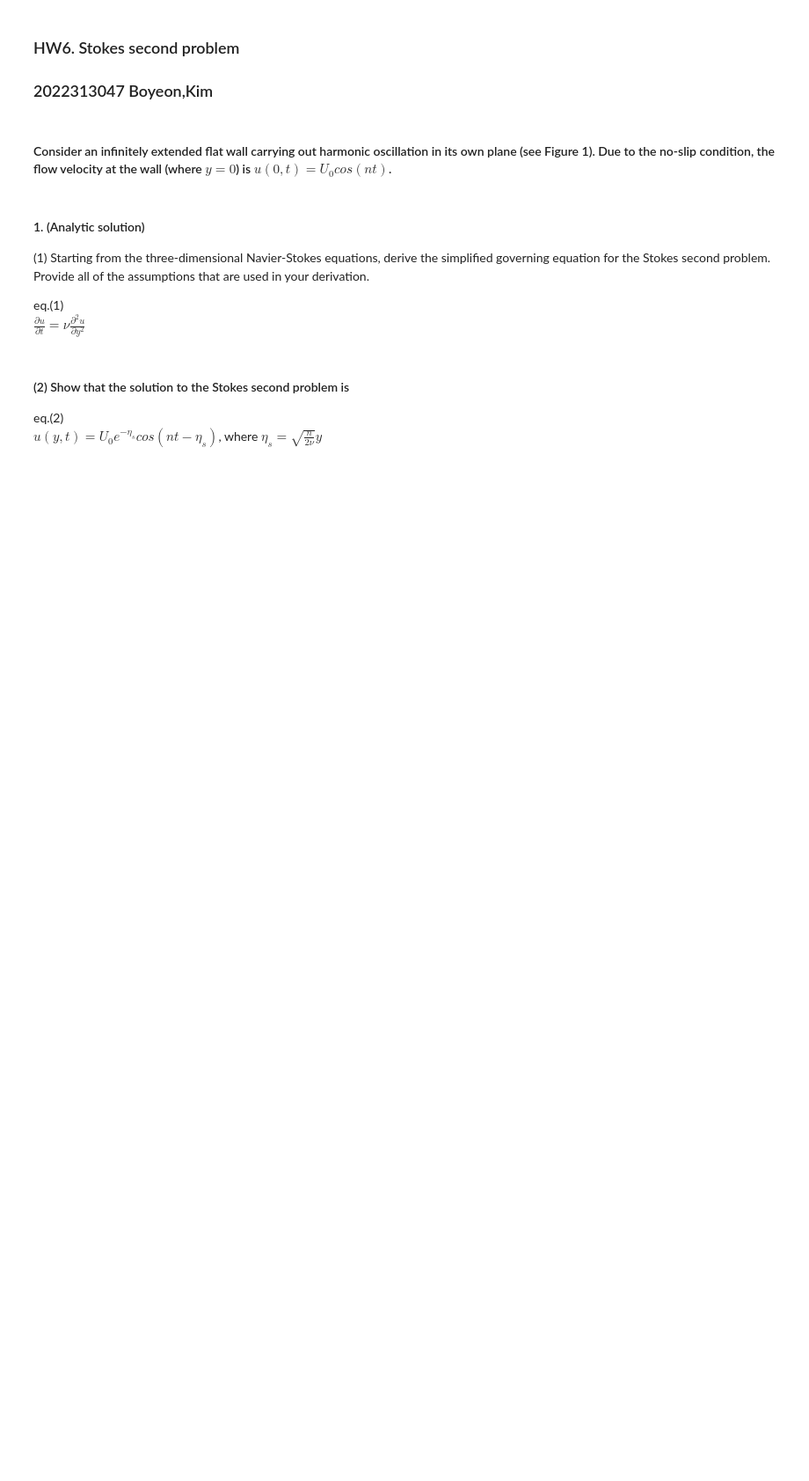
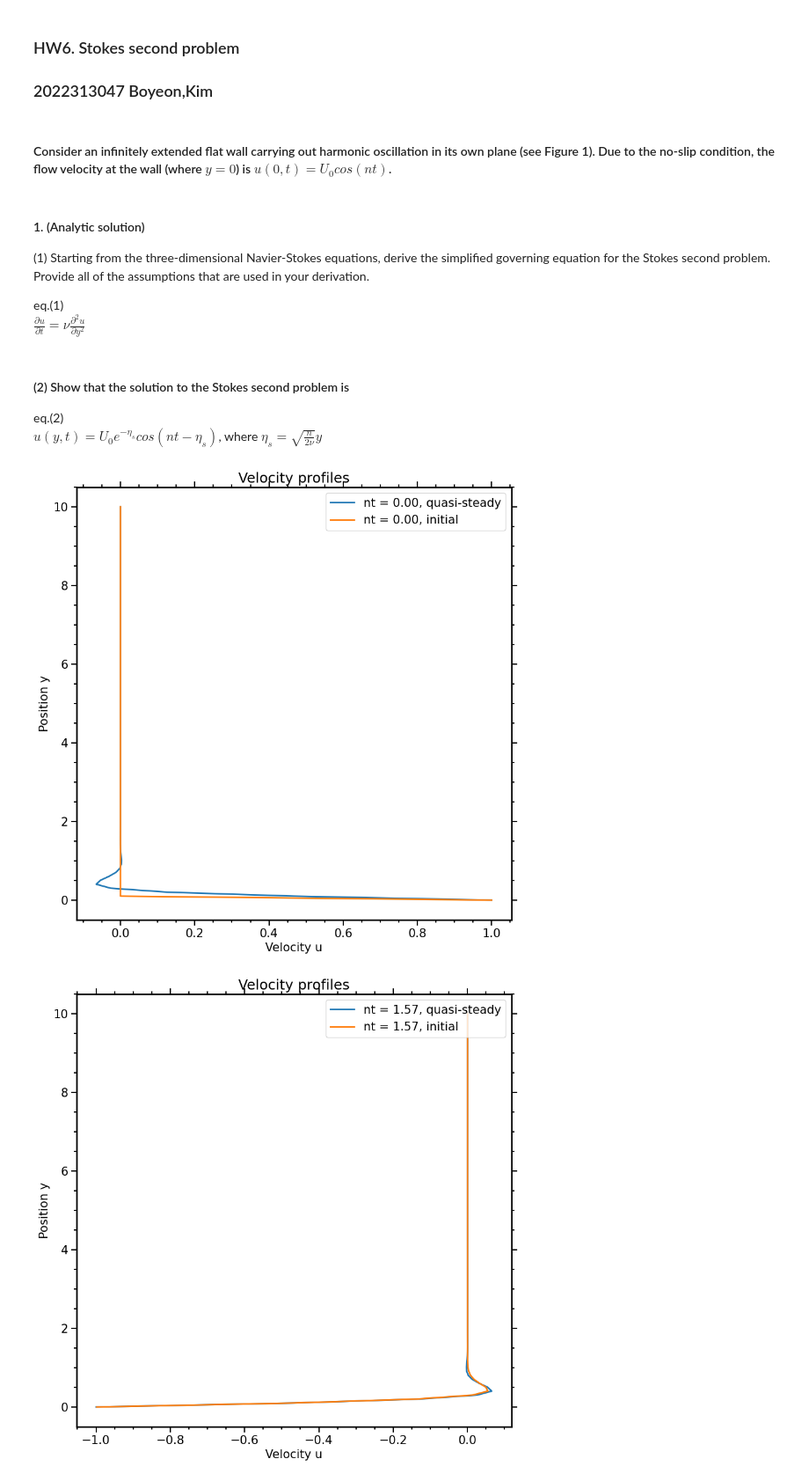
Before and after one commit to boyeon-kim/23-01-CSE5004, a Jupyter notebook: HW6/Python_HW6_boyeonK.ipynb, the cells around one changed output. Shown: that part at 88% size. Cells and saved outputs as stored; diff of their text form; code cells hidden in the pictures; blank space fills up the shorter version.

```diff
--- a/HW6/Python_HW6_boyeonK.ipynb
+++ b/HW6/Python_HW6_boyeonK.ipynb
@@ -7,9 +7,9 @@ import matplotlib.pyplot as plt
 from mpl_toolkits.mplot3d import Axes3D
 # %%
 # Set plot params
-plt.rcParams['figure.figsize'] = [5,5]
+plt.rcParams['figure.figsize'] = [10,10]
 plt.rcParams['font.size'] = 15
-plt.rcParams['font.family'] = 'Times New Roman'
+plt.rcParams['font.family'] = 'calibri'
 plt.rcParams['axes.linewidth'] = 2
 plt.rcParams['lines.linewidth'] = 2
 plt.rcParams['xtick.direction'] = 'out'
@@ -39,3 +39,47 @@ $\frac{\partial u}{\partial t} = \nu \frac{\partial^2 u}{\partial y^2}$
 
 eq.(2)
 $u(y, t) = U_0 e^{-{\eta}_s} cos(nt - \eta_s)$, where  $\eta_s = \sqrt{\frac{n}{2\nu}} y$
+# %%
+import numpy as np
+import matplotlib.pyplot as plt
+
+# Given parameters
+nu = 1
+n = 2
+U0 = 1
+L = 10
+T = 10*np.pi
+nt_values = np.array([0, np.pi/2, np.pi, 3*np.pi/2, 2*np.pi])
+
+# Discretization parameters
+N = 100  # number of spatial points
+M = 2000  # number of time points
+y = np.linspace(0, L, N)
+t = np.linspace(0, 2*T, M)  # extend the time to 2*T
+dy = y[1] - y[0]
+dt = t[1] - t[0]
+
+# Initialize u array with boundary conditions
+u = np.zeros((M, N))
+u[:, 0] = np.cos(n*t)  # lower boundary condition
+u[:, -1] = 0  # upper boundary condition
+
+# FTCS scheme
+for i in range(M-1):
+    for j in range(1, N-1):
+        delta = dy/dt
+        u[i+1, j] = u[i, j] + nu * (u[i, j+1] - 2*u[i, j] + u[i, j-1]) * (1/delta)**2
+
+# Plotting
+for nt in nt_values:
+    idx = int((nt+T) / dt)
+    plt.plot(u[idx, :], y, label=f'nt = {nt:.2f}, quasi-steady')
+    plt.plot(u[int(nt/dt), :], y, label=f'nt = {nt:.2f}, initial')
+    plt.legend(loc = 'upper right')
+    plt.xlabel('Velocity u')
+    plt.ylabel('Position y')
+    plt.title('Velocity profiles')
+    plt.show()
+# %% [output]
+[figure, added]
+[figure, added]
```
Also changed, not shown: parts of 3 cells of this notebook.
